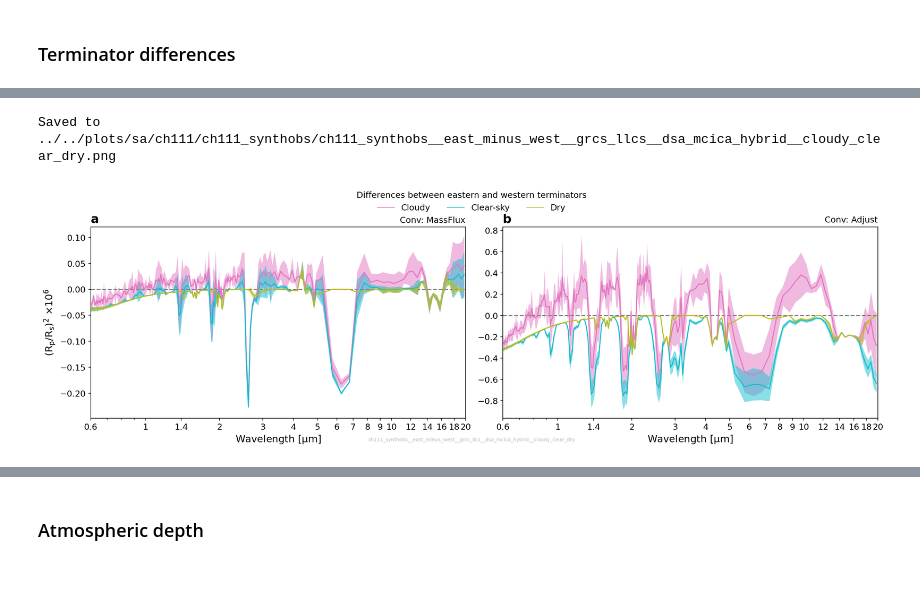
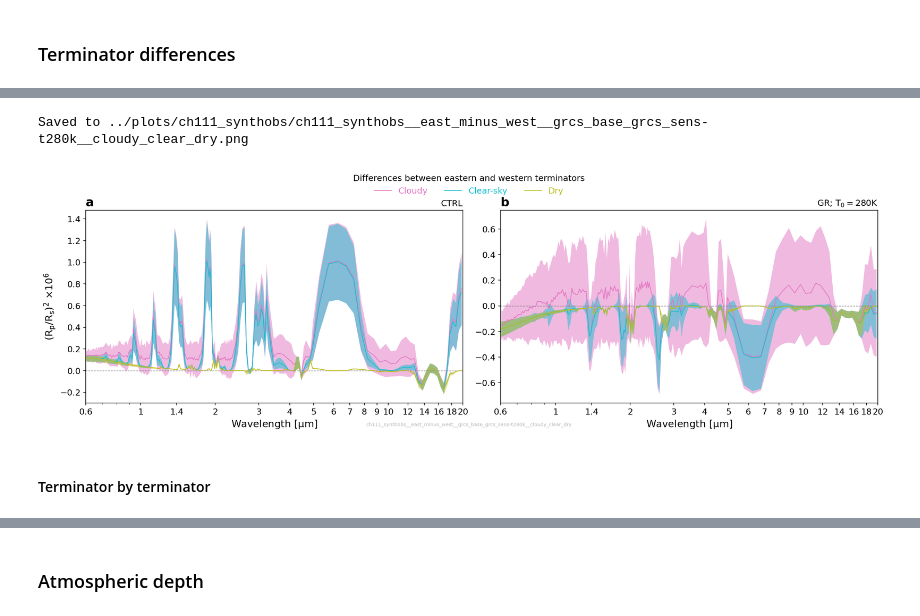
Before and after one commit to dennissergeev/t1e_bistability_code, a Jupyter notebook: code/Transmission-Spectra.ipynb, the cells around one changed output, grey strips where cells are left out. Saved outputs shown, nothing was run; the diff lists cells and outputs as text; code cells hidden in the pictures; blank space fills up the shorter version.

```diff
--- a/code/Transmission-Spectra.ipynb
+++ b/code/Transmission-Spectra.ipynb
@@ -71,9 +79,9 @@ or from the matplotlib source distribution
 # SELECTED_SIM = {k: v for k, v in {**SIM}.items() if k in ["hab1", "hab2"]}
 img_prefix = "ch111_synthobs"
 # time_prof = ""
-plotdir = mypaths.plotdir / "sa" / GLM_SUITE_ID / img_prefix
+plotdir = mypaths.plotdir / img_prefix
 # %%
-OPT_LABELS = {
+RAD_OPT_LABELS = {
     #     "dsa_mcica_lowres": {
     #         "title": "DSA low-res; MCICA",
     #         "kw_plt": {"color": "C0"},
@@ -152,7 +169,7 @@ VRBL_PLOT = {
         "cube": lambda AS: AS._cubes.extract_cube("m01s01i556"),
         "title": "Clear-sky",
         "tex_units": "$W$ $m^{-2}$",
-        "kw_plt": {"linestyle": ":", "dash_capstyle": "round"},
+        "kw_plt": {"linestyle": "--", "dash_capstyle": "round"},
     },
 }
 # %%
@@ -379,10 +394,10 @@ for suite_label in SUITE_LABELS.keys():
 # %%
-imgname = f"{img_prefix}__east_minus_west__{'_'.join(SUITE_LABELS.keys())}__{opt_label}__{'_'.join(VRBL_PLOT.keys())}"
-kw_plt_common = {}
+imgname = f"{img_prefix}__east_minus_west__{'_'.join(SIM_LABELS.keys())}__{'_'.join(VRBL_PLOT.keys())}"
+kw_plt_common = {"lw": 1.0}
 
 fig = plt.figure(figsize=(20, 5))
 
-axd = fig.subplot_mosaic([[*SUITE_LABELS.keys()]], gridspec_kw={"wspace": 0.1})
+axd = fig.subplot_mosaic([[*SIM_LABELS.keys()]], gridspec_kw={"wspace": 0.1})
 
 iletters = subplot_label_generator()
 for ax in axd.values():
@@ -391,58 +406,62 @@ for ax in axd.values():
         ax.set_xlabel("Wavelength [$\mu$m]")
     if ax.get_subplotspec().is_first_col():
         ax.set_ylabel(r"($R_p/R_s)^2$ $\times 10^{6}$")
     ax.set_xscale("log")
-    ax.axhline(0, linestyle="--", color="tab:grey")
+    ax.axhline(0, **KW_ZERO_LINE)
     xticks = np.concatenate([[0.6, 1, 1.4], np.arange(2, 10, 1), np.arange(10, 22, 2)])
     ax.xaxis.set_major_locator(ticker.FixedLocator(xticks))
     ax.xaxis.set_major_formatter(
-        ticker.FuncFormatter(lambda x, pos: f"{int(x):d}" if int(x) == x else f"{x:.1f}")
+        ticker.FuncFormatter(
+            lambda x, pos: f"{int(x):d}" if int(x) == x else f"{x:.1f}"
+        )
     )
     ax.set_xlim(xticks.min(), xticks.max())
 
-for suite_label in SUITE_LABELS.keys():
-    ax = axd[suite_label]
+for sim_label in SIM_LABELS.keys():
+    ax = axd[sim_label]
     ax.set_title(
-        SUITE_LABELS[suite_label]["title"],
+        SIM_LABELS[sim_label]["title"],
         loc="right",
         size="medium",
     )
-    for opt_label in OPT_LABELS.keys():
-        sim_label = f"{suite_label}_{opt_label}"
 
-        for vrbl_key, vrbl_prop in VRBL_PLOT.items():
-            cube_mean = time_mean(TERM_DIFF[sim_label][vrbl_key])
-            cube_std = (TERM_DIFF[sim_label][vrbl_key]).collapsed(um.t, iris.analysis.STD_DEV)
-            x = cube_mean.coord("spectral_band_centres")
-            ax.fill_between(
-                x.points * 1e6,
-                (cube_mean - cube_std).data * 1e6,
-                (cube_mean + cube_std).data * 1e6,
-                alpha=0.5,
-                linewidth=0,
-                **vrbl_prop["kw_plt"],
-            )
-            ax.plot(
-                x.points * 1e6,
-                cube_mean.data * 1e6,
-                **kw_plt_common,
-                **vrbl_prop["kw_plt"],
-            )
+    for vrbl_key, vrbl_prop in VRBL_PLOT.items():
+        cube_mean = time_mean(TERM_DIFF[sim_label][vrbl_key])
+        cube_std = (TERM_DIFF[sim_label][vrbl_key]).collapsed(
+            um.t, iris.analysis.STD_DEV
+        )
+        x = cube_mean.coord("spectral_band_centres")
+        ax.fill_between(
+            x.points * 1e6,
+            (cube_mean - cube_std).data * 1e6,
+            (cube_mean + cube_std).data * 1e6,
+            alpha=0.5,
+            linewidth=0,
+            **vrbl_prop["kw_plt"],
+        )
+        ax.plot(
+            x.points * 1e6,
+            cube_mean.data * 1e6,
+            **kw_plt_common,
+            **vrbl_prop["kw_plt"],
+        )
 
 add_custom_legend(
     fig,
     {
-        **{v["title"]: {"linewidth": 1, **v["kw_plt"]} for v in VRBL_PLOT.values()},
+        **{v["title"]: {**kw_plt_common, **v["kw_plt"]} for v in VRBL_PLOT.values()},
     },
     loc="upper center",
     frameon=False,
     ncol=len(VRBL_PLOT),
     fontsize="medium",
     title="Differences between eastern and western terminators",
     bbox_to_anchor=(0.5, 1.05),
 )
 
 figsave(fig, plotdir / imgname)
 # %% [output]
-Saved to ../../plots/sa/ch111/ch111_synthobs/ch111_synthobs__east_minus_west__grcs_llcs__dsa_mcica_hybrid__cloudy_clear_dry.png
+Saved to ../plots/ch111_synthobs/ch111_synthobs__east_minus_west__grcs_base_grcs_sens-t280k__cloudy_clear_dry.png
-[figure, old version]
+[figure, new version]
+# %% [markdown]
+#### Terminator by terminator
```
Also changed, not shown: parts of 18 cells of this notebook, 2 other files.
